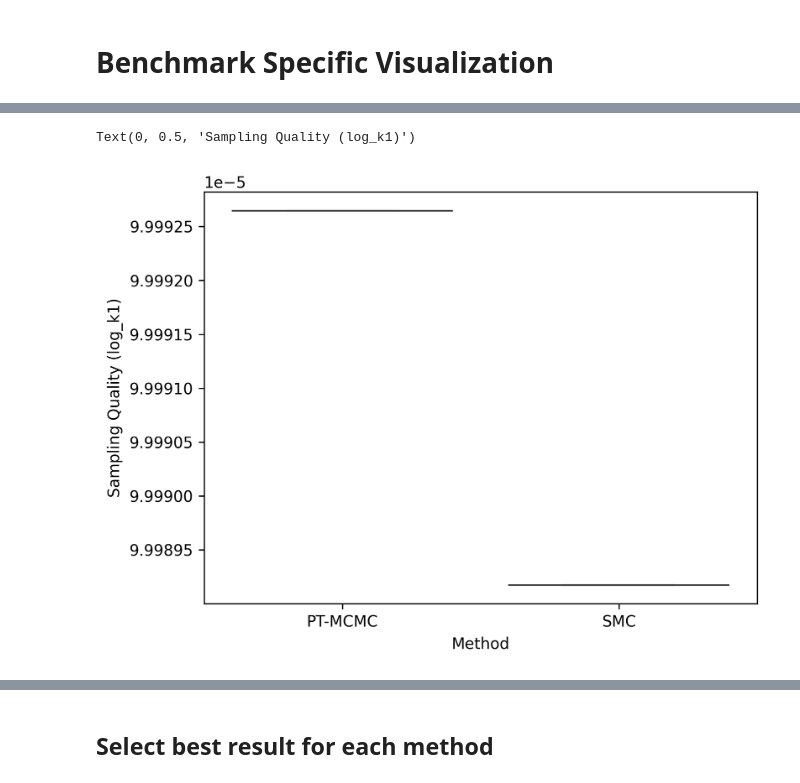
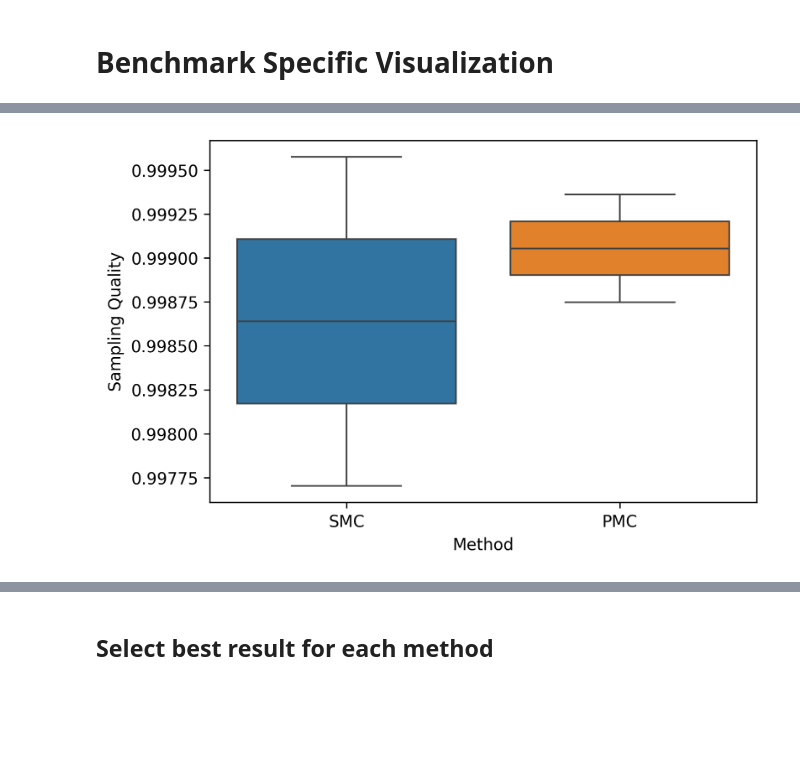
Before and after one commit to LarkinIt/AMICI-BayesianBenchmark, a Jupyter notebook: vis_PEtab_test.ipynb, the cells around one changed output, grey strips where cells are left out. Drawn from its saved outputs; the diff is of its cells as text; code cells hidden in the pictures; blank space fills up the shorter version.

Commit message:
Fixed result class + vis to work for AMICI results now

```diff
--- a/vis_PEtab_test.ipynb
+++ b/vis_PEtab_test.ipynb
@@ -14,7 +14,7 @@ from weighted_quantile import weighted_quantile
 from result_classes import Result,MethodResults
 # %%
 prob_name = "Boehm_JProteomeRes2014"
-methods = ["ptmcmc", "smc"]#, "pmc"]
+methods = ["smc", "pmc"]
 colors = sns.color_palette("tab10", n_colors=len(methods))
 
 mod_prob = ModelProblem(prob_name)
@@ -38,19 +37,21 @@ The location of the model directory is: /home/larkinit/anaconda3/envs/test1/lib/
 # %%
 fixed_idxs = mod_prob.problem.x_fixed_indices
 par_names = mod_prob.problem.x_names
 x=np.array(par_names)
 mask=np.full(len(par_names),True,dtype=bool)
 mask[fixed_idxs]=False
 fit_par_names=x[mask]
-par_bounds = mod_prob.bounds
-plt.figure(dpi=300)
-ratios = np.array([x.get_sampling_efficiency(par_bounds, 0) for x in grouped_results])
+
+dummy_idx = -1
+
+par_bounds = mod_prob.bounds #list(zip(mod_prob.problem.lb_full, mod_prob.problem.ub_full))
+
+plt.figure(figsize=(6,4), dpi=300)
+ratios = np.array([x.get_sampling_efficiency(par_bounds, dummy_idx) for x in grouped_results])
 ratio_df = pd.DataFrame(columns=methods, data=ratios.T)
-
+#print(ratio_df)
 sns.boxplot(ratio_df)#, size=2)
 plt.xticks(range(len(methods)), [x.abbr for x in grouped_results])
-plt.xlabel("Method"); plt.ylabel("Sampling Quality (log_k1)")
-#plt.ylabel(f"% of Parameter Space Covered\nfor Parameter {fit_par_names[0]} ");
+plt.xlabel("Method"); plt.ylabel(f"Sampling Quality");
 # %% [output]
-Text(0, 0.5, 'Sampling Quality (log_k1)')
-[figure, old version]
+[figure, new version]
```
Also changed, not shown: parts of 12 cells of this notebook, 1 other file.
